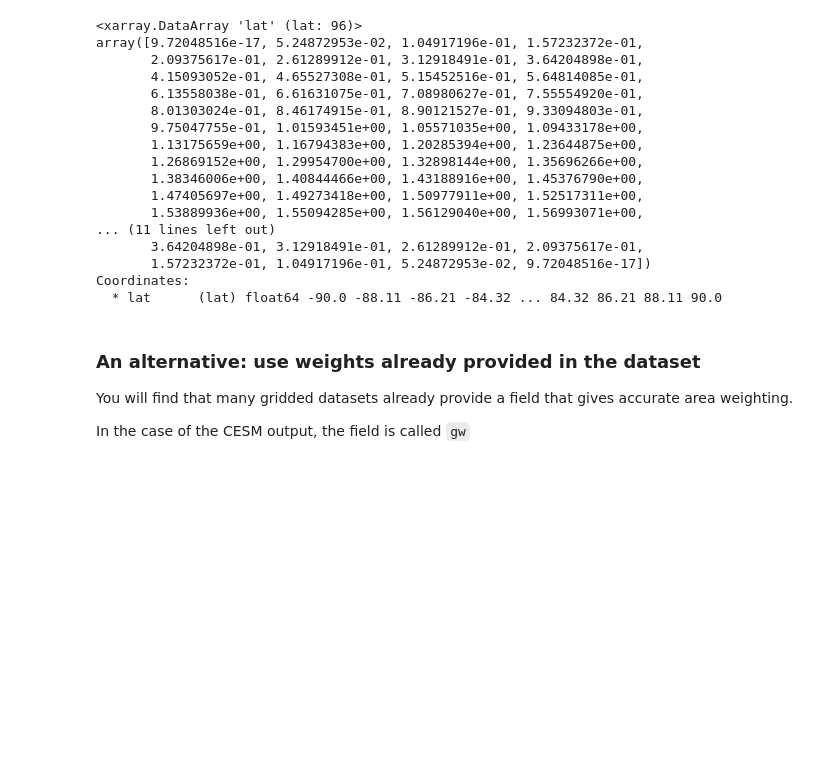
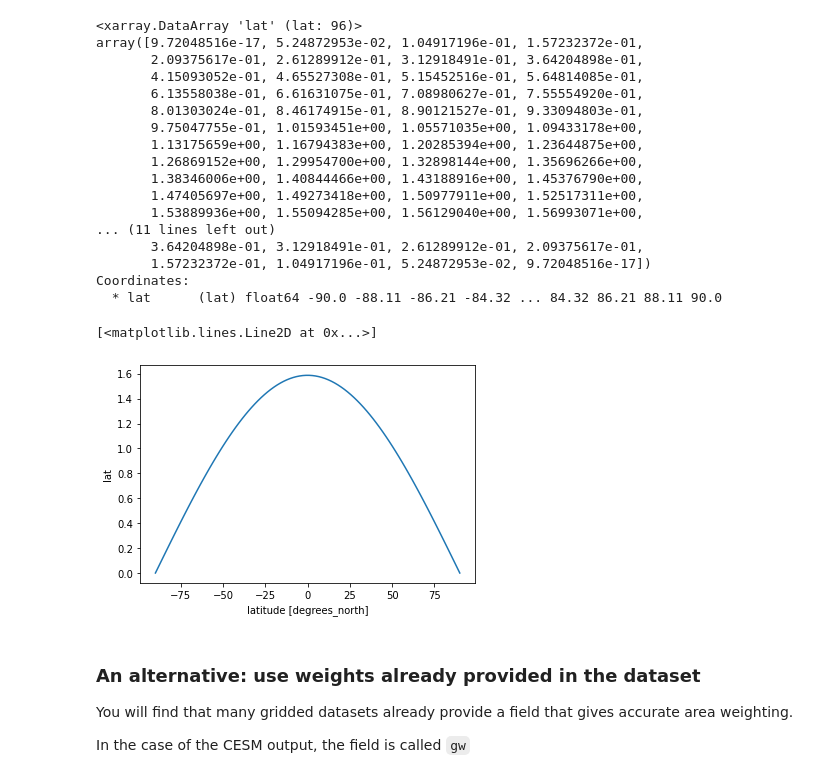
Before and after one commit to nfeldl/ClimateLaboratoryBook, a Jupyter notebook: courseware/introducing-cesm.ipynb, the cells around one changed output. Saved outputs shown, nothing was run; the diff lists cells and outputs as text; code cells hidden in the pictures; blank space fills up the shorter version.

```diff
--- a/courseware/introducing-cesm.ipynb
+++ b/courseware/introducing-cesm.ipynb
@@ -557,6 +557,11 @@ array([9.72048516e-17, 5.24872953e-02, 1.04917196e-01, 1.57232372e-01,
        1.57232372e-01, 1.04917196e-01, 5.24872953e-02, 9.72048516e-17])
 Coordinates:
   * lat      (lat) float64 -90.0 -88.11 -86.21 -84.32 ... 84.32 86.21 88.11 90.0
+# %%
+weight_factor.plot()
+# %% [output]
+[<matplotlib.lines.Line2D at 0x...>]
+[figure, added]
 # %% [markdown]
 ### An alternative: use weights already provided in the dataset
 
```
